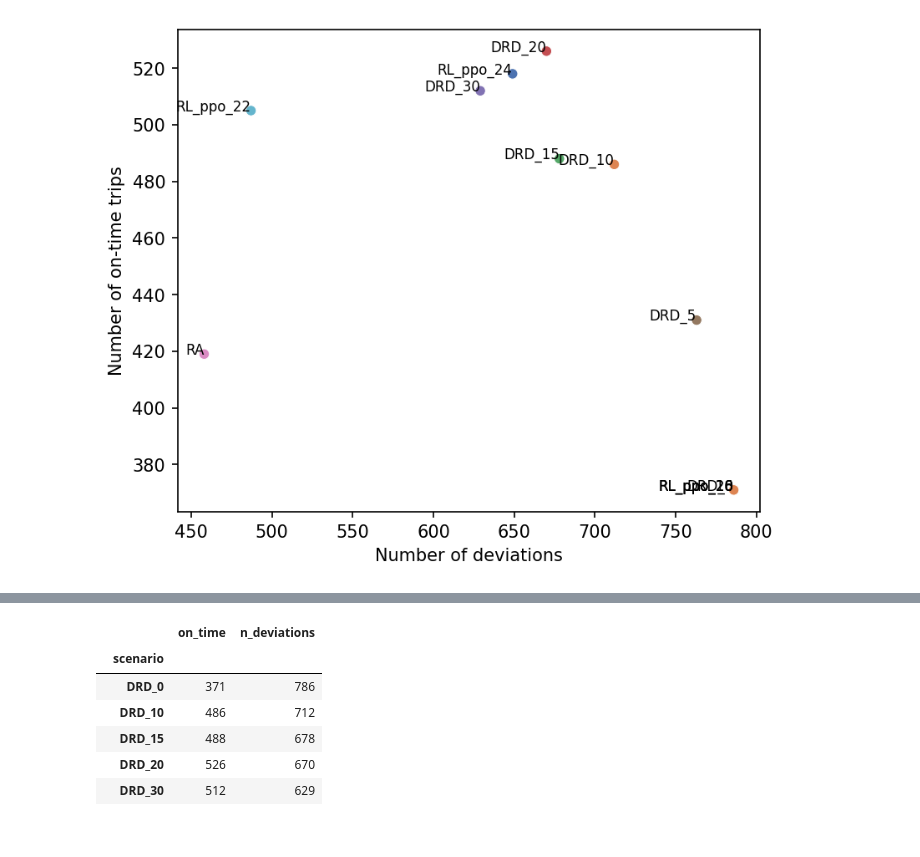
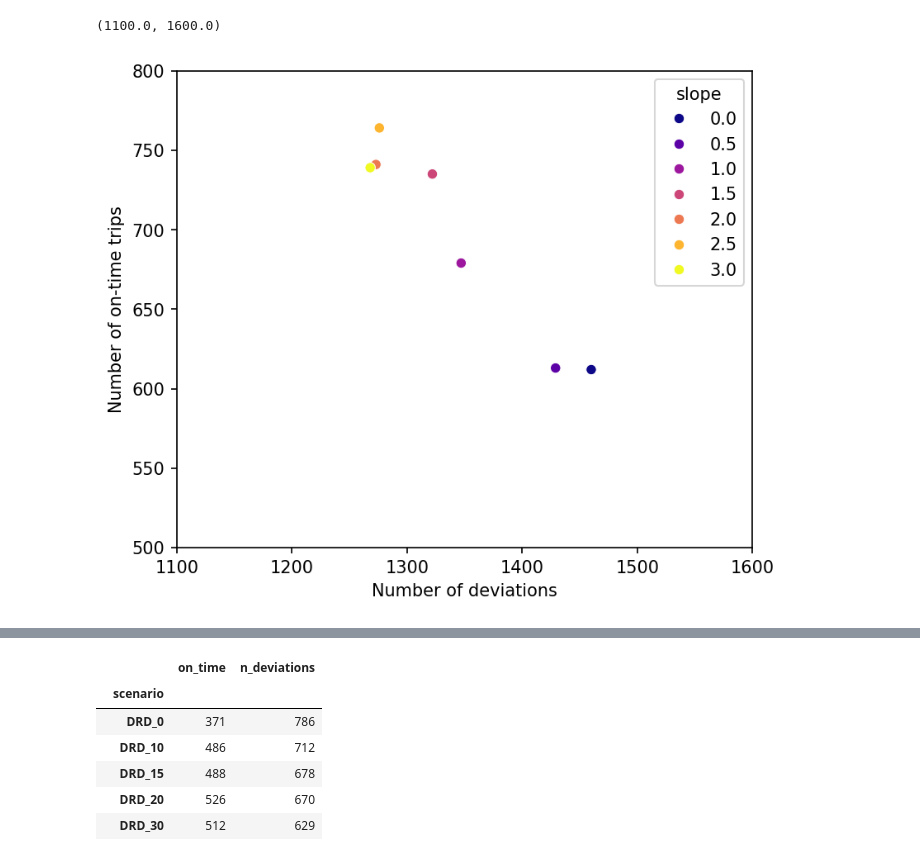
Before and after one commit to joerovar/flex-bus-sim, a Jupyter notebook: results.ipynb, the cells around one changed output, grey strips where cells are left out. Drawn from its saved outputs; the diff is of its cells as text; code cells hidden in the pictures.

```diff
--- a/results.ipynb
+++ b/results.ipynb
@@ -145,7 +97,7 @@ def tabulate_improvements(results_path, on_time_bounds: list, base_scenario: str
     # Return the result DataFrame
     return result_df, pct_change_df
 # %%
-tstamp = '0402-090142'
+tstamp = '0415-122954'
 RESULTS_PATH = os.path.join(OUTPUT_FOLDER_PATH,'experiments_'+tstamp)
 table, table_pcts = tabulate_improvements(RESULTS_PATH, ON_TIME_BOUNDS, base_scenario='DRD_30',
                                           flex_stops=FLEX_STOPS, start_time=RESULTS_START_TIME_MINUTES*60,
@@ -157,4 +168,23 @@ last_stop_trips = trips[trips['stop'] == 6].copy()
 last_stop_trips['delay'] = last_stop_trips['arrival_time'] - last_stop_trips['scheduled_time']
 last_stop_trips['on_time'] = 0
 last_stop_trips.loc[last_stop_trips['delay'].between(*ON_TIME_BOUNDS), 'on_time'] = 1
+# %%
+# String '00' back to float
+def string_to_float(string):
+    # Insert a decimal point before the last character and convert to float
+    if len(string) >= 2:
+        return float(string[:-1] + "." + string[-1])
+    else:
+        return float("0." + string)
+# %%
+df=pd.DataFrame()
+df['on_time'] = last_stop_trips.groupby(['scenario'])['on_time'].sum()
+df['n_trips'] = last_stop_trips.groupby(['scenario'])['on_time'].count()
+df['n_deviations'] = trips.groupby(['scenario'])['flex'].sum()
+df['n_requests'] = pax.groupby(['scenario'])['flex'].sum()
+df['n_requests_denied'] = pax[pax['boarding_time'].isna()].groupby(['scenario']).size()
+df['n_requests_served'] = df['n_requests'] - df['n_requests_denied']
+lst_index = list(df.index)
+lst_index = [string_to_float(x[-2:]) for x in lst_index]
+df['slope'] = lst_index
 # %%
@@ -166,13 +202,12 @@ df['n_requests'] = pax.groupby(['scenario'])['flex'].sum()
 # %%
-fig, axs = plt.subplots(figsize=(6,5))
-sns.scatterplot(data=df, x='n_deviations', y='on_time', hue='scenario', palette='deep', ax=axs)
+fig, axs = plt.subplots(figsize=(6, 5))
+sns.scatterplot(data=df, x='n_deviations', y='on_time', hue='slope', palette='plasma', ax=axs)
 axs.set_xlabel('Number of deviations')
 axs.set_ylabel('Number of on-time trips')
-axs.legend().remove()
-# anotate
-for i in range(len(df)):
-    axs.annotate(df.index[i], (df['n_deviations'][i], df['on_time'][i]), fontsize=8, ha='right')
+axs.set_ylim(500, 800)
+axs.set_xlim(1100, 1600)
 # %% [output]
+(1100.0, 1600.0)
-[figure, old version]
+[figure, new version]
 # %%
 fig, axs = plt.subplots(figsize=(6,5))
```
Also changed, not shown: parts of 17 cells of this notebook, 8 other files.
